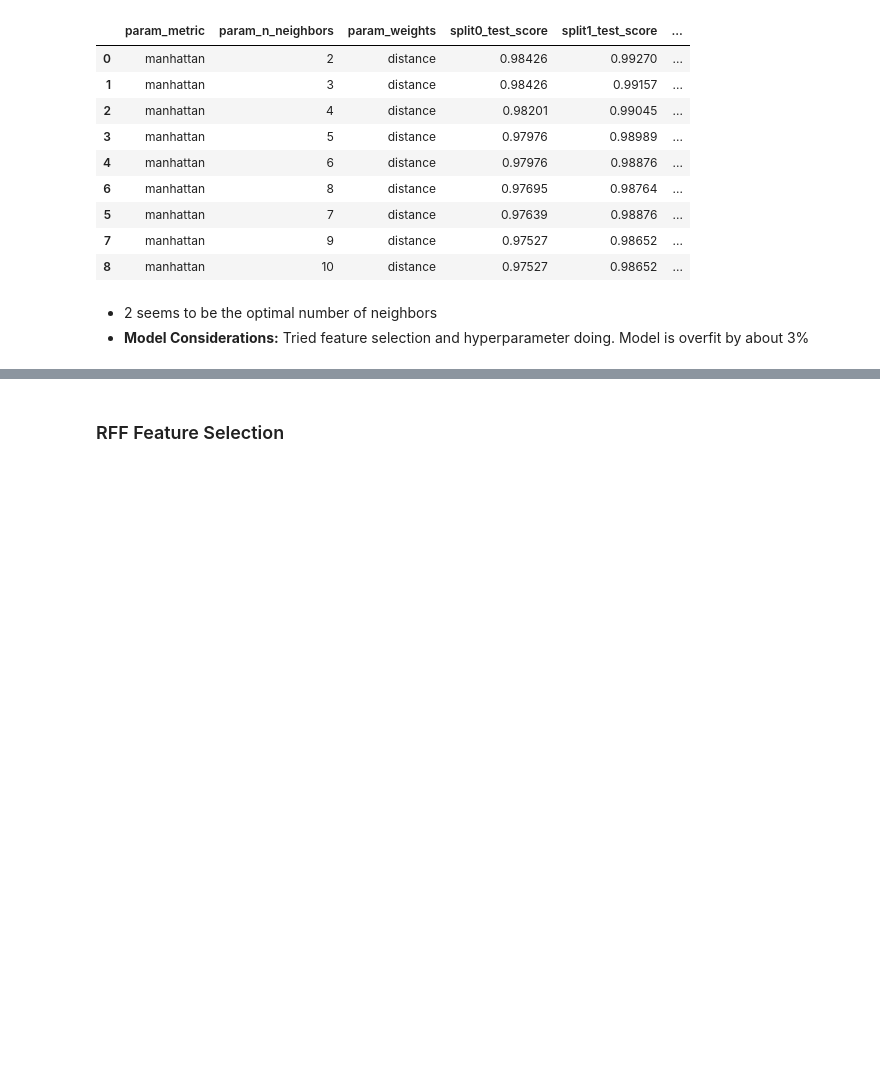
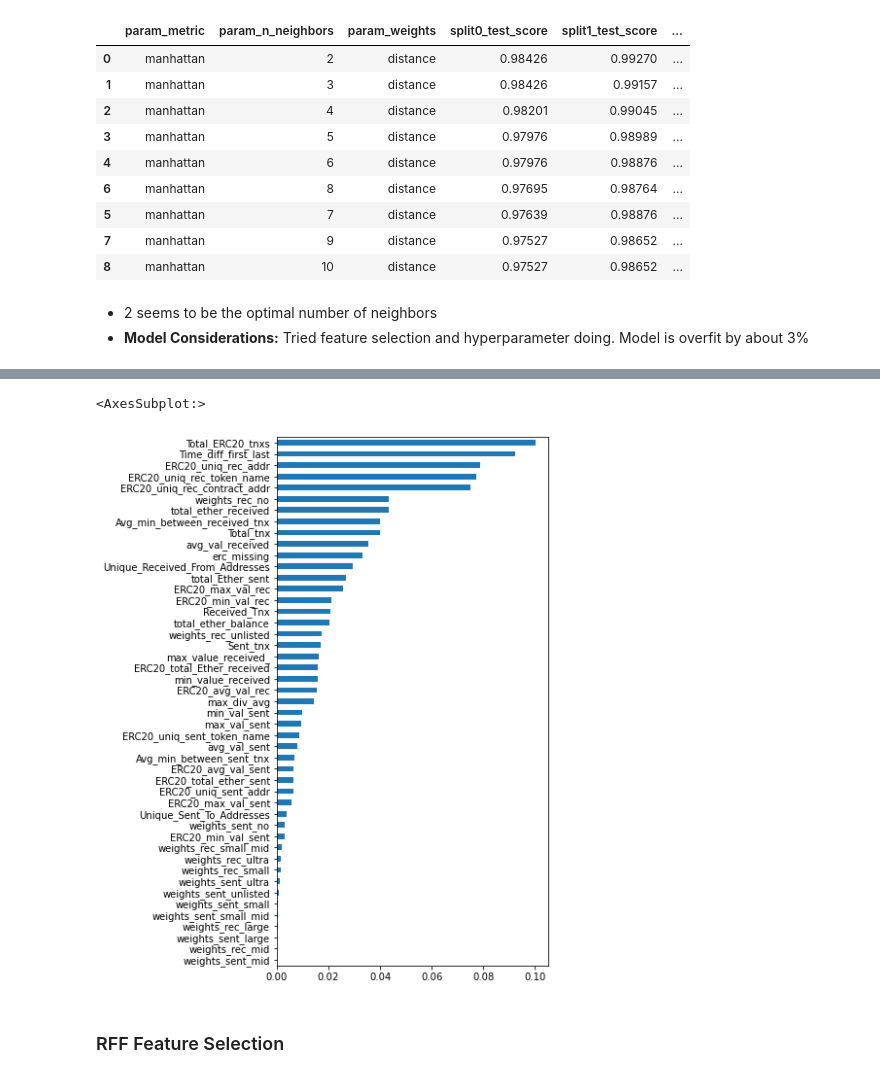
Before and after one commit to kuninethan95/OSEMN, a Jupyter notebook: index_OSEMN.ipynb, the cells around one changed output, grey strips where cells are left out. Drawn from its saved outputs; the diff is of its cells as text; code cells hidden in the pictures; blank space fills up the shorter version.

```diff
--- a/index_OSEMN.ipynb
+++ b/index_OSEMN.ipynb
@@ -1558,3 +1694,11 @@ knn_res2['dataframe']
+# %%
+feat_importances = pd.Series(rf_clf.feature_importances_, index=X_train_ns.columns)
+
+fig, ax = plt.subplots(figsize=(5,10))
+feat_importances.sort_values(ascending=True).plot(kind='barh')
+# %% [output]
+<AxesSubplot:>
+[figure, added]
 # %% [markdown]
 ### RFF Feature Selection
 # %% [markdown]
```
Also changed, not shown: parts of 21 cells of this notebook.
